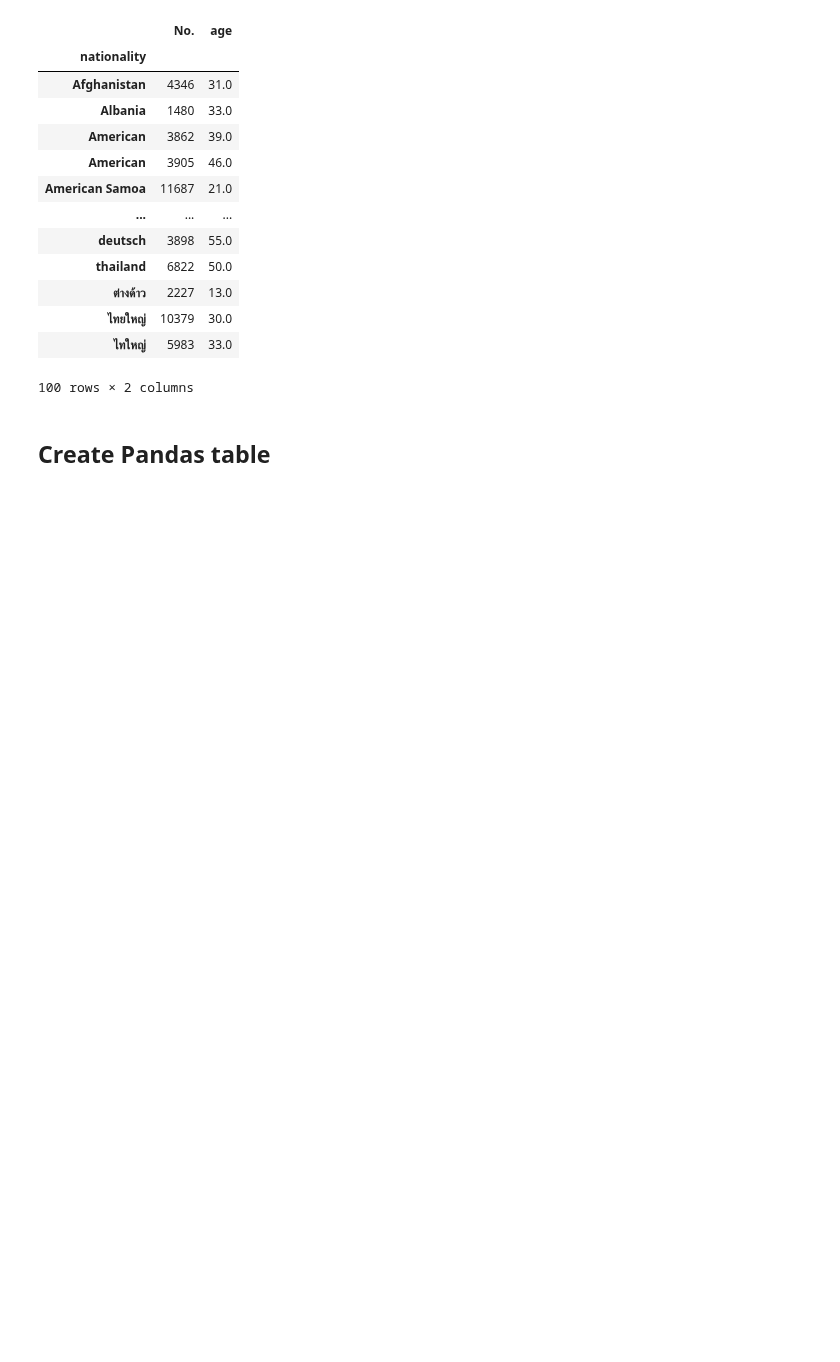
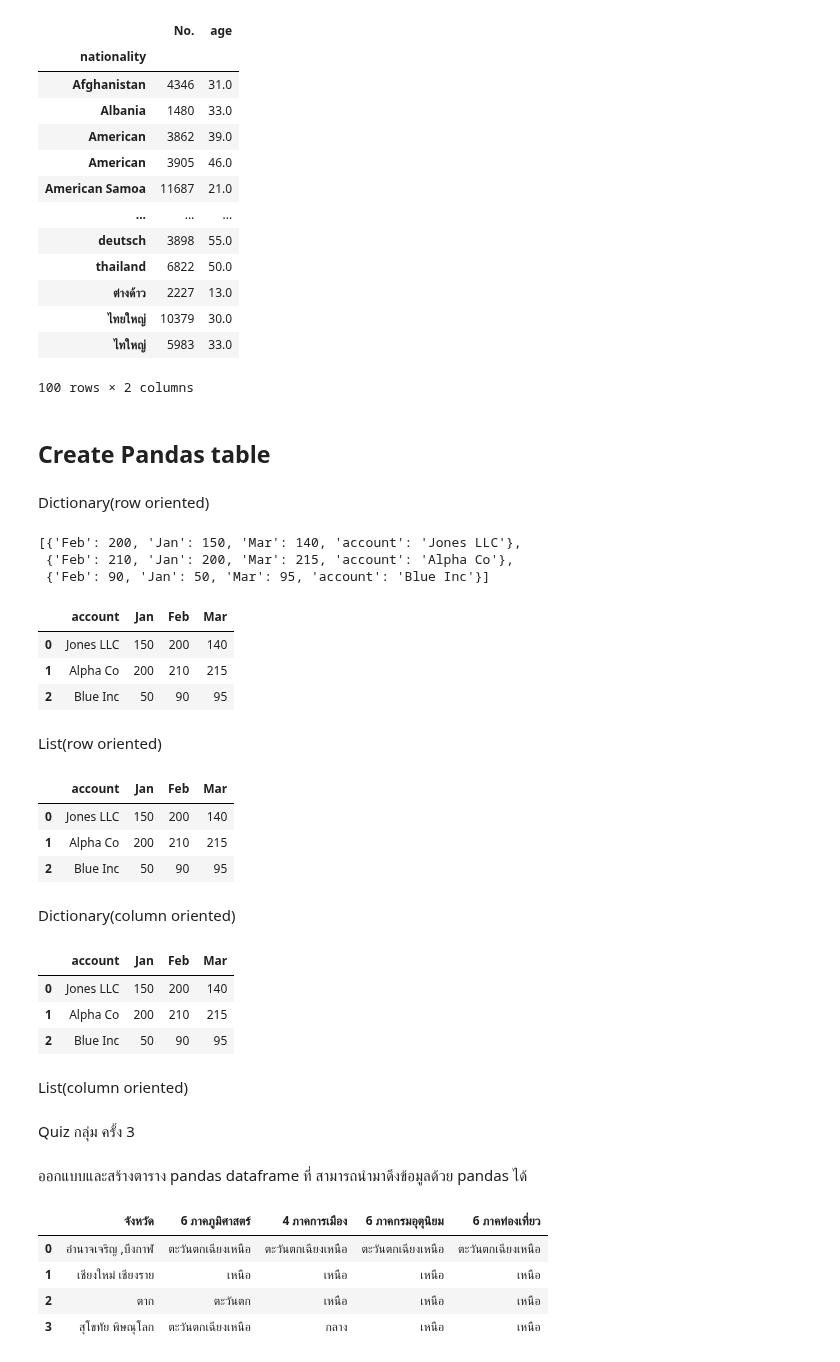
Before and after one commit to sitthatkaja/data_viz_2022, a Jupyter notebook: Pandas102.ipynb, the cells around one changed output. Drawn from its saved outputs; the diff is of its cells as text; code cells hidden in the pictures; blank space fills up the shorter version.

Commit message:
Example quiz

```diff
--- a/Pandas102.ipynb
+++ b/Pandas102.ipynb
@@ -349,0 +352,2 @@ data_df.groupby('nationality').min(' ')
+# %% [markdown]
+Dictionary(row oriented)
@@ -349,0 +359,16 @@ data_df.groupby('nationality').min(' ')
+# %%
+data_list
+# %% [output]
+[{'Feb': 200, 'Jan': 150, 'Mar': 140, 'account': 'Jones LLC'},
+ {'Feb': 210, 'Jan': 200, 'Mar': 215, 'account': 'Alpha Co'},
+ {'Feb': 90, 'Jan': 50, 'Mar': 95, 'account': 'Blue Inc'}]
+# %%
+df1 = pd.DataFrame(data_list)
+df1
+# %% [output]
+|  | account | Jan | Feb | Mar |
+| 0 | Jones LLC | 150 | 200 | 140 |
+| 1 | Alpha Co | 200 | 210 | 215 |
+| 2 | Blue Inc | 50 | 90 | 95 |
+# %% [markdown]
+List(row oriented)
@@ -349,0 +380,10 @@ data_df.groupby('nationality').min(' ')
+# %%
+df2 = pd.DataFrame.from_records(data,columns=header)
+df2
+# %% [output]
+|  | account | Jan | Feb | Mar |
+| 0 | Jones LLC | 150 | 200 | 140 |
+| 1 | Alpha Co | 200 | 210 | 215 |
+| 2 | Blue Inc | 50 | 90 | 95 |
+# %% [markdown]
+Dictionary(column oriented)
@@ -349,0 +396,10 @@ data_df.groupby('nationality').min(' ')
+# %%
+df3 = pd.DataFrame.from_dict(data_dict)
+df3
+# %% [output]
+|  | account | Jan | Feb | Mar |
+| 0 | Jones LLC | 150 | 200 | 140 |
+| 1 | Alpha Co | 200 | 210 | 215 |
+| 2 | Blue Inc | 50 | 90 | 95 |
+# %% [markdown]
+List(column oriented)
@@ -349,0 +416,20 @@ data_df.groupby('nationality').min(' ')
+# %% [markdown]
+Quiz กลุ่ม ครั้ง 3
+# %% [markdown]
+ออกแบบและสร้างตาราง pandas dataframe ที่ สามารถนำมาดึงข้อมูลด้วย pandas ได้
+# %%
+quiz = { 'จังหวัด':['อำนาจเจริญ ,บึงกาฬ','เชียงใหม่ เชียงราย','ตาก','สุโขทัย พิษณุโลก'],
+              '6 ภาคภูมิศาสตร์':['ตะวันตกเฉียงเหนือ','เหนือ','ตะวันตก','ตะวันตกเฉียงเหนือ'],
+              '4 ภาคการเมือง':['ตะวันตกเฉียงเหนือ','เหนือ','เหนือ','กลาง'],
+              '6 ภาคกรมอุตุนิยม':['ตะวันตกเฉียงเหนือ','เหนือ','เหนือ','เหนือ'],
+              '6 ภาคท่องเที่ยว':['ตะวันตกเฉียงเหนือ','เหนือ','เหนือ','เหนือ']
+}
+# %%
+dfq = pd.DataFrame.from_dict(quiz)
+dfq
+# %% [output]
+|  | จังหวัด | 6 ภาคภูมิศาสตร์ | 4 ภาคการเมือง | 6 ภาคกรมอุตุนิยม | 6 ภาคท่องเที่ยว |
+| 0 | อำนาจเจริญ ,บึงกาฬ | ตะวันตกเฉียงเหนือ | ตะวันตกเฉียงเหนือ | ตะวันตกเฉียงเหนือ | ตะวันตกเฉียงเหนือ |
+| 1 | เชียงใหม่ เชียงราย | เหนือ | เหนือ | เหนือ | เหนือ |
+| 2 | ตาก | ตะวันตก | เหนือ | เหนือ | เหนือ |
+| 3 | สุโขทัย พิษณุโลก | ตะวันตกเฉียงเหนือ | กลาง | เหนือ | เหนือ |
```
Also changed, not shown: parts of 6 cells of this notebook.
